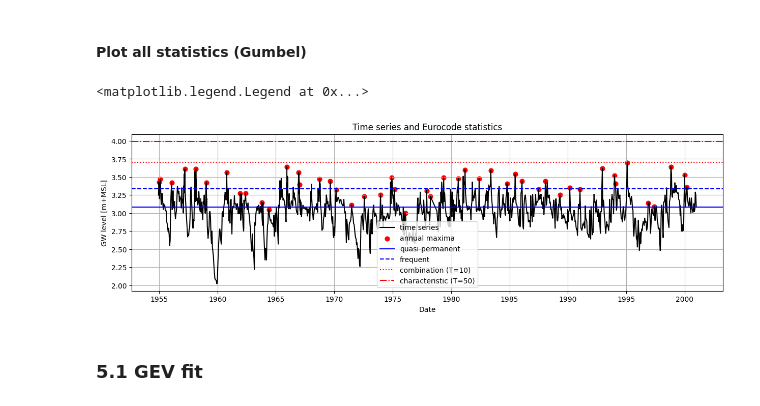
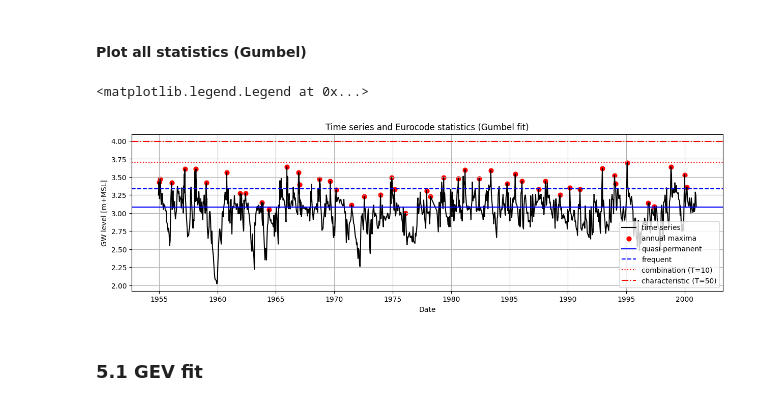
Before and after one commit to timoschweckendiek/Groundwater, a Jupyter notebook: Extreme_value_fit_annual_maxima.ipynb, the cells around one changed output. Saved outputs shown, nothing was run; the diff lists cells and outputs as text; code cells hidden in the pictures.

```diff
--- a/Extreme_value_fit_annual_maxima.ipynb
+++ b/Extreme_value_fit_annual_maxima.ipynb
@@ -62,7 +44,7 @@ data['date'] = pd.to_datetime(data['date'])
 data['GW level [m+MSL]'] = data['GW level [cm+MSL]'] / 100  # convert vrom cm to m
 data['GW level [m+MSL]'].dropna
 
-data.set_axis([np.linspace(0, len(data)-1, len(data), dtype=int)], axis='index', inplace=True)
+data.set_axis([np.linspace(0, len(data)-1, len(data), dtype=int)], axis='index')
 fig, axs=plt.subplots(1, 1)
 axs.plot(data['date'], data['GW level [m+MSL]'], 'k', label='${Time series}$')
 axs.set_title('Groundwater level time series')
@@ -267,21 +224,21 @@ Accidental (return period 1000 years)  4.520668773128122
 # %%
 fig, axs = plt.subplots(1, 1)
 axs.plot(data['date'], data['GW level [m+MSL]'], 'k', label='time series')
 axs.scatter(yearly_maxima_list['date'], yearly_maxima_list['GW level [m+MSL]'], 40, 'r', label = 'annual maxima')
 axs.axhline(y = GW_perma_Gumbel, color = 'b', linestyle = '-', label = 'quasi-permanent')
 axs.axhline(y = GW_freq_Gumbel, color = 'b', linestyle = '--', label = 'frequent')
 axs.axhline(y = GW_comb_T10_Gumbel, color = 'r', linestyle = ':', label = 'combination (T=10)')
 axs.axhline(y = GW_char_T50_Gumbel, color = 'r', linestyle = '-.', label = 'characteristic (T=50)')
 # axs.axhline(y = GW_acc_T1000_Gumbel, color = 'r', linestyle = '-', label = 'accidental (T=1000)')
 axs.set_title('Time series and Eurocode statistics (Gumbel fit)')
 axs.set_xlabel('Date')
 axs.set_ylabel('GW level [m+MSL]')
 fig.set_size_inches(15, 4)
 axs.grid()
-axs.legend()
+axs.legend(loc='lower right')
 # %% [output]
 <matplotlib.legend.Legend at 0x...>
-[figure, old version]
+[figure, new version]
 # %% [markdown]
 ### 5.1 GEV fit
 # %%
```
Also changed, not shown: parts of 7 cells of this notebook.
